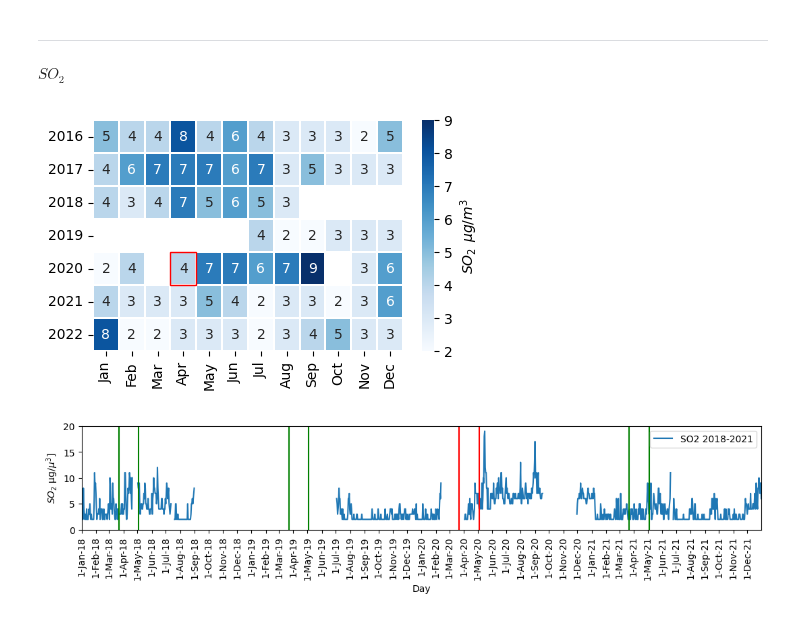
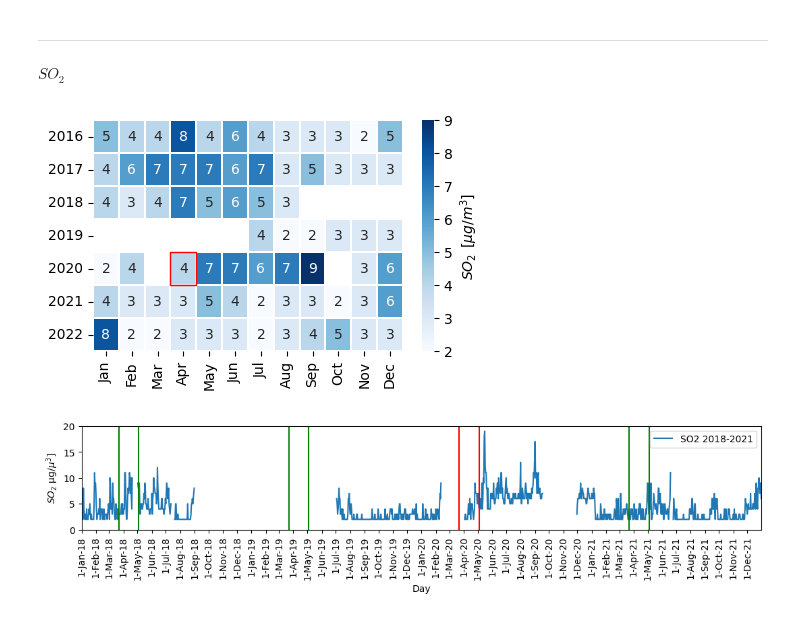
Before and after one commit to costpetrides/Air-pollution-COVID-19-impact, a Jupyter notebook: Yearly/ARI.ipynb, the cells around one changed output. Drawn from its saved outputs; the diff is of its cells as text; code cells hidden in the pictures.

```diff
--- a/Yearly/ARI.ipynb
+++ b/Yearly/ARI.ipynb
@@ -47,35 +47,35 @@ array = [[ 5, 4, 4, 8, 4, 6, 4, 3, 3, 3, 2, 5],
          [ 4, 6, 7, 7, 7, 6, 7, 3, 5, 3, 3, 3],
          [ 4, 3, 4, 7, 5, 6, 5, 3, None, None, None, None ],    # G: years and S: months
          [ None, None, None, None, None, None,  4, 2, 2, 3, 3, 3],
          [ 2, 4, None, 4, 7, 7, 6, 7, 9, None, 3, 6],
          [ 4, 3, 3, 3, 5, 4, 2, 3, 3, 2, 3, 6],
          [ 8, 2, 2, 3, 3, 3, 2, 3, 4, 5, 3, 3]]
 
 month=['Jan', 'Feb', 'Mar', 'Apr', 'May', 'Jun', 'Jul', 'Aug', 'Sep', 'Oct', 'Nov', 'Dec']
 year=['2016','2017','2018','2019','2020','2021','2022']
 
 df_cm = pd.DataFrame(array, index = year,
                      columns = month)
 
 plt.figure(figsize = (5,3))
 
-sn.heatmap(df_cm, annot=True, linewidth=0.01, cbar_kws={'label': '$SO_{2} \:\: μg/m^{3}$'}, cmap='Blues',fmt='g')
+sn.heatmap(df_cm, annot=True, linewidth=0.01, cbar_kws={'label': '$SO_{2} \:\: [μg/m^{3}]$'}, cmap='Blues',fmt='g')
 
 # Highlighting the cell 'April 2020'
 target_year = '2020'
 target_month = 'Apr'
 
 # Find the index positions of the target year and month
 target_year_index = df_cm.index.get_loc(target_year)
 target_month_index = df_cm.columns.get_loc(target_month)
 
 # Add a red border to the target cell
 plt.gca().add_patch(patches.Rectangle((target_month_index, target_year_index), 1, 1, fill=False, edgecolor='red', lw=1))
 
 plt.savefig('heatmap.png')
 plt.savefig('heatmap.pdf')
 # %% [output]
-[figure, old version]
+[figure, new version]
 # %%
 plt.figure(figsize=(13,2))
 
```
Also changed, not shown: parts of 4 cells of this notebook.
